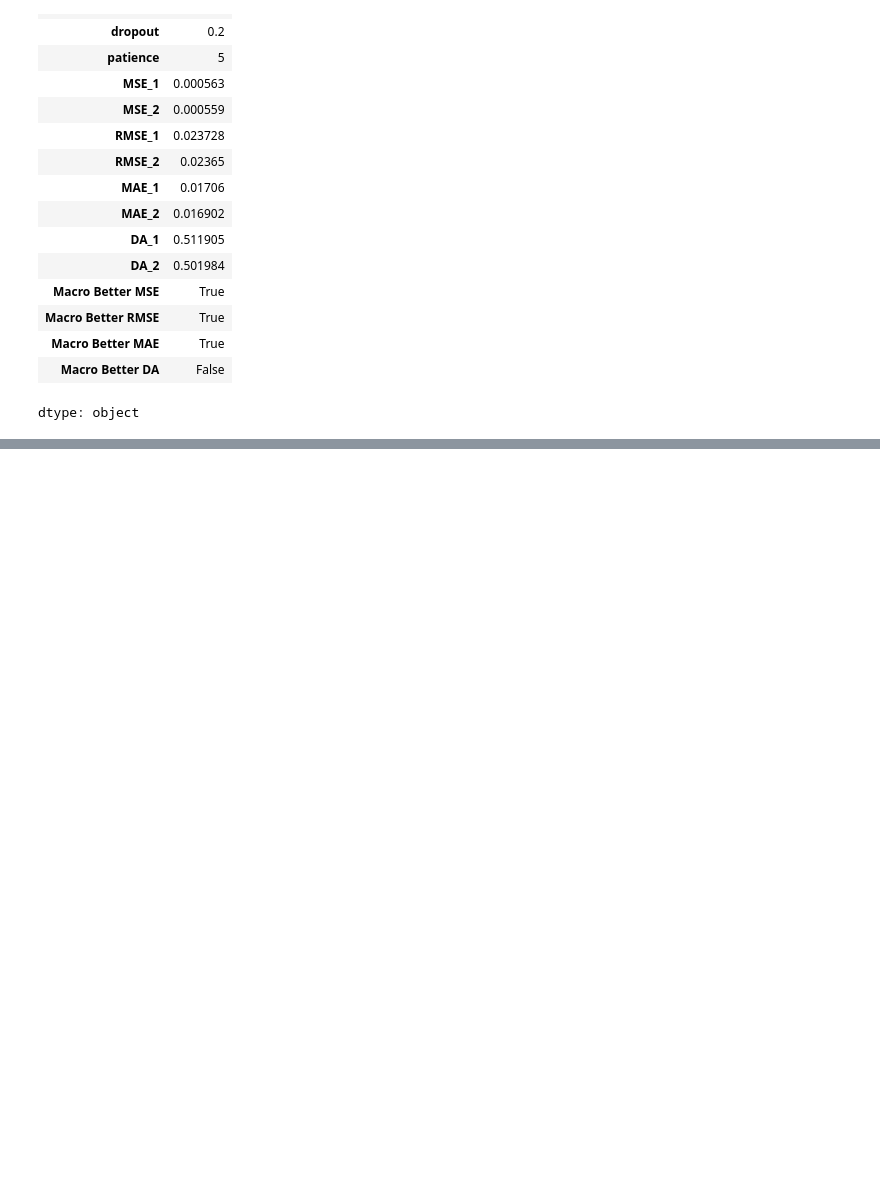
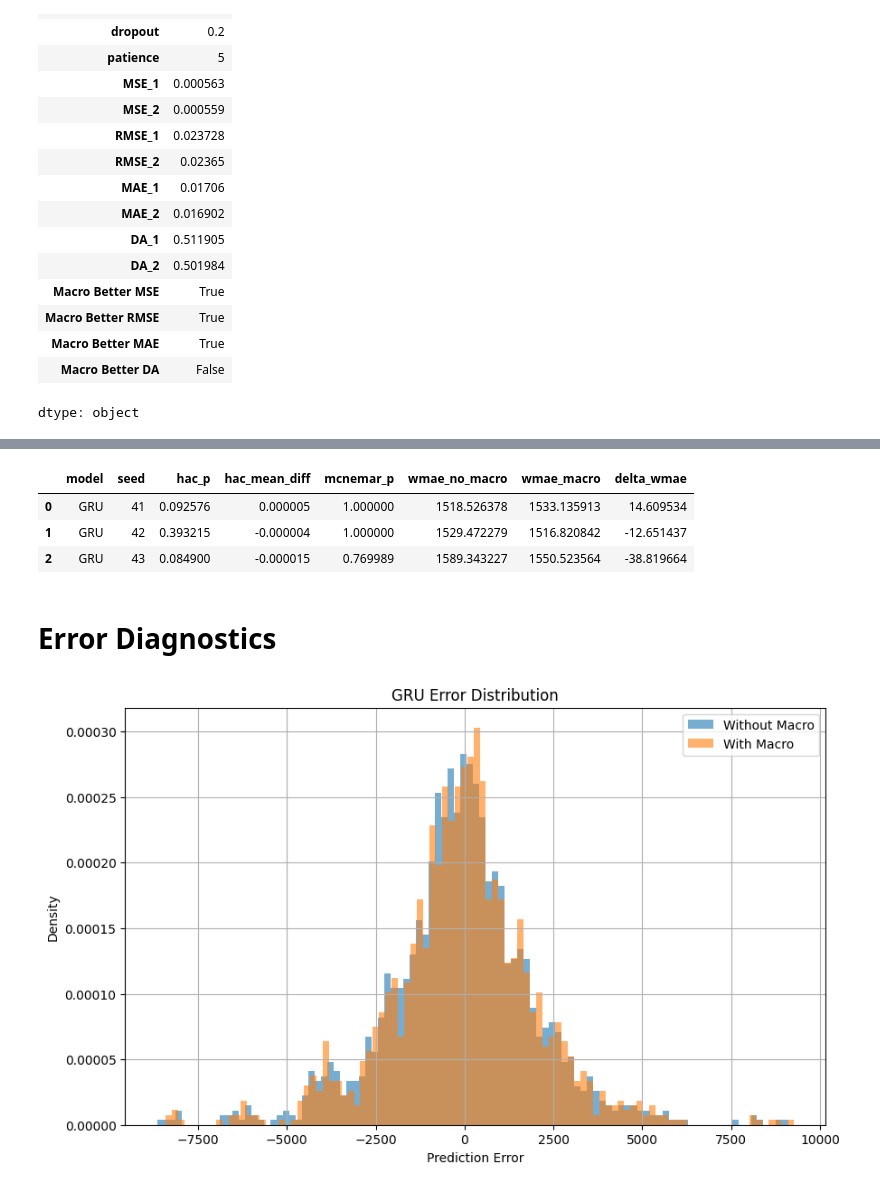
Before and after one commit to NichBry25/BitcoinPricePrediction, a Jupyter notebook: BTCForecasting_GRU.ipynb, the cells around one changed output, grey strips where cells are left out. Drawn from its saved outputs; the diff is of its cells as text; code cells hidden in the pictures; blank space fills up the shorter version.

```diff
--- a/BTCForecasting_GRU.ipynb
+++ b/BTCForecasting_GRU.ipynb
@@ -497,5 +338,0 @@ def mcnemar_direction_test(y_true, y_pred_nomacro, y_pred_macro):
-# %%
-loss_nomacro = per_timestep_squared_error(y_test_1, y_pred_1)
-loss_macro   = per_timestep_squared_error(y_test_2, y_pred_2)
-
-loss_diff = loss_macro - loss_nomacro
@@ -644,0 +339,3 @@ plt.show()
+# %%
+GRU_1 = dict(units=100, lr=0.005, batch=32, dropout=0.2, patience=5)
+GRU_2 = dict(units=50,  lr=0.005, batch=64, dropout=0.2, patience=5)
@@ -644,0 +374,6 @@ plt.show()
+# %%
+SEEDS = [41, 42, 43]
+
+rows = []
+all_err_1, all_err_2 = [], []
+rep_predictions = {}
@@ -644,0 +487,24 @@ plt.show()
+# %%
+results_df
+# %% [output]
+|  | model | seed | hac_p | hac_mean_diff | mcnemar_p | wmae_no_macro | wmae_macro | delta_wmae |
+| 0 | GRU | 41 | 0.092576 | 0.000005 | 1.000000 | 1518.526378 | 1533.135913 | 14.609534 |
+| 1 | GRU | 42 | 0.393215 | -0.000004 | 1.000000 | 1529.472279 | 1516.820842 | -12.651437 |
+| 2 | GRU | 43 | 0.084900 | -0.000015 | 0.769989 | 1589.343227 | 1550.523564 | -38.819664 |
+# %% [markdown]
+# Error Diagnostics
+# %%
+all_err_1 = np.concatenate(all_err_1)
+all_err_2 = np.concatenate(all_err_2)
+# %%
+plt.figure(figsize=(10,6))
+plt.hist(all_err_1, bins=100, alpha=0.6, density=True, label="Without Macro")
+plt.hist(all_err_2, bins=100, alpha=0.6, density=True, label="With Macro")
+plt.xlabel("Prediction Error")
+plt.ylabel("Density")
+plt.title("GRU Error Distribution")
+plt.legend()
+plt.grid(True)
+plt.show()
+# %% [output]
+[figure, added]
```
Also changed, not shown: parts of 57 cells of this notebook.
